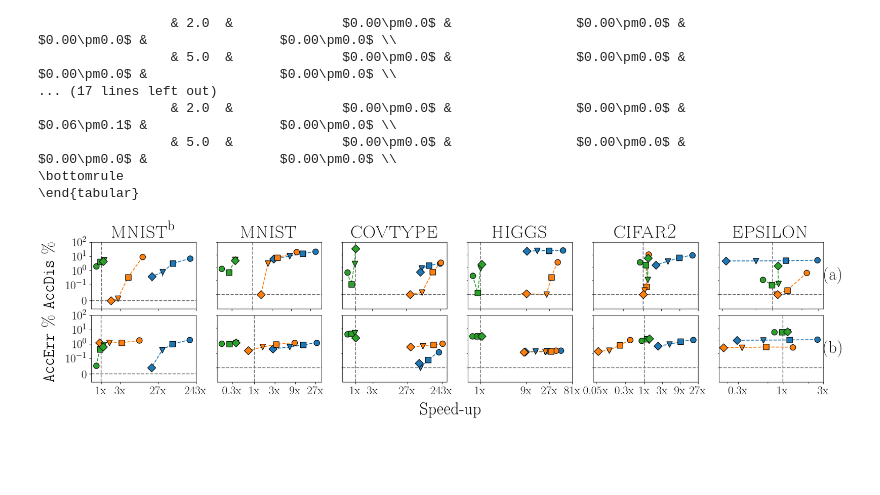
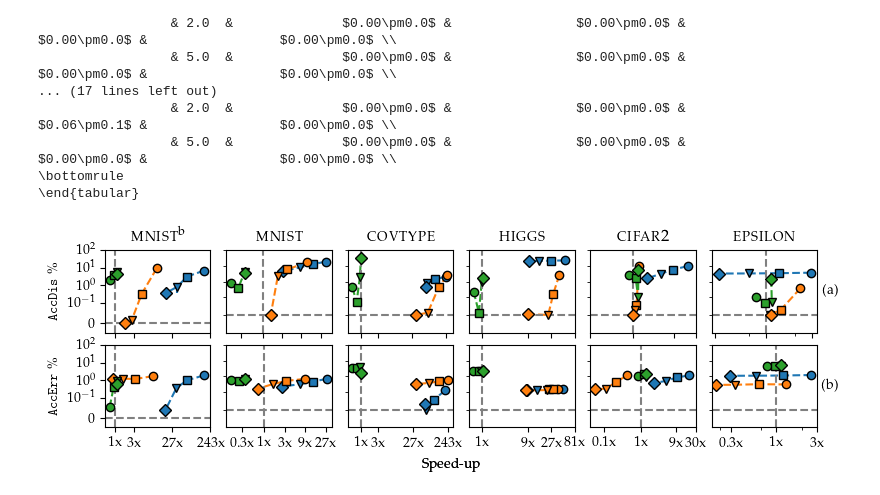
Before and after one commit to testc2/unlearning-experiments, a Jupyter notebook: code/plotting/Final Plots.ipynb, the cells around one changed output. Cells and saved outputs as stored; diff of their text form; code cells hidden in the pictures; blank space fills up the shorter version.

```diff
--- a/code/plotting/Final Plots.ipynb
+++ b/code/plotting/Final Plots.ipynb
@@ -42,17 +42,18 @@ def get_default(base:float=6,inc:float=0):
         'ytick.labelsize' : base+inc,
         'figure.titlesize':base+inc,
 }
-default = get_default()
+default = get_default(10)
 new_rc_params = {
         'text.usetex': True,
         'figure.dpi':100,
-        'savefig.dpi':300,
+        'savefig.dpi':100,
         'font.family': 'serif',
-        'font.serif'  : 'cm'
+        'font.serif'  : ['Palatino'],
          }
 new_rc_params.update(default)
 # fig_width_pt = 506.295  # Get this from LaTeX using \showthe\columnwidth
-fig_width_pt = 338.58778  # Get this from LaTeX using \showthe\columnwidth
+# fig_width_pt = 338.58778  # Get this from LaTeX using \showthe\columnwidth
+fig_width_pt = 525.23764 # \fulllenght MDPI
 inches_per_pt = 1.0/72.27               # Convert pt to inches
 golden_mean = (math.sqrt(5)-1.0)/2.0         # Aesthetic ratio
 fig_width = fig_width_pt*inches_per_pt  # width in inches
@@ -77,10 +82,10 @@ save = True
 # %%
 from plotting.combined_plots import plot_ratios_grid,plot_remove_dist,plot_perturbation,plot_unlearning,plot_unlearning_certifiability,plot_unlearning_effectiveness, plot_unlearning_efficiency, get_legend_QoA, plot_unlearning_appendix,plot_speedup, print_combined_error_metrics,plot_remove_dist_single, plot_custom
 # %%
-scale = {k:v*3 for k,v in get_default().items()}
-scale["legend.markerscale"]=2
-new_rc_params.update(scale)
+# scale = {k:v*3 for k,v in get_default().items()}
+# scale["legend.markerscale"]=2
+new_rc_params.update(default)
 mpl.rcParams.update(new_rc_params)
 
-plot_ratios_grid(results_dir,save_fig=save,latex=True,extended=False,fig_width_pt=fig_width_pt,scale=3)
+plot_ratios_grid(results_dir,save_fig=save,latex=True,extended=False,fig_width_pt=fig_width_pt,scale=1)
 # %% [output]
@@ -93,8 +98,8 @@ plot_remove_dist(results_dir,plot_deltagrad=True,save_fig=save,suffix="_selected
 # %% [output]
 [figure]
 # %%
-scale = {k:v*3 for k,v in get_default(inc=1).items()}
-new_rc_params.update(scale)
+# scale = {k:v*3 for k,v in get_default(inc=1).items()}
+new_rc_params.update(get_default(10))
 mpl.rcParams.update(new_rc_params)
-get_legend_QoA(results_dir,plot_deltagrad=True,save_fig=save,suffix="_selected",latex=True,fig_width_pt=fig_width_pt,scale=3)
+get_legend_QoA(results_dir,plot_deltagrad=True,save_fig=save,suffix="_selected",latex=True,fig_width_pt=fig_width_pt,scale=1)
 # %% [output]
@@ -108,10 +112,10 @@ plot_perturbation(results_dir,plot_deltagrad=True,save_fig=save,latex=True,fig_w
 # %% [output]
 [figure]
 # %%
-scale = {k:v*3 for k,v in get_default(inc=1).items()}
-new_rc_params.update(scale)
+# scale = {k:v*3 for k,v in get_default(inc=1).items()}
+new_rc_params.update(get_default(10))
 mpl.rcParams.update(new_rc_params)
-plot_unlearning(results_dir,plot_deltagrad=True,save_fig=save,latex=True,fig_width_pt=fig_width_pt,scale=3)
+plot_unlearning(results_dir,plot_deltagrad=True,save_fig=save,latex=True,fig_width_pt=fig_width_pt,scale=1)
 # %% [output]
 [figure]
 # %%
@@ -261,10 +265,10 @@ dataset & threshold &                           &                             &
 \bottomrule
 \end{tabular}
 # %%
-scale = {k:v*3 for k,v in get_default(inc=1).items()}
-new_rc_params.update(scale)
+# scale = {k:v*3 for k,v in get_default(inc=1).items()}
+new_rc_params.update(get_default(10))
 mpl.rcParams.update(new_rc_params)
 plot_custom(results_dir,plot_deltagrad=True,save_fig=save
-                             ,suffix="_selected",noise=1,fig_width_pt=fig_width_pt,scale=3,remove_ratio_idx=2)
+                             ,suffix="_selected",noise=1,fig_width_pt=fig_width_pt,scale=1,remove_ratio_idx=2)
 # %% [output]
-[figure, old version]
+[figure, new version]
```
Also changed, not shown: parts of 3 cells of this notebook, 2 other files.
